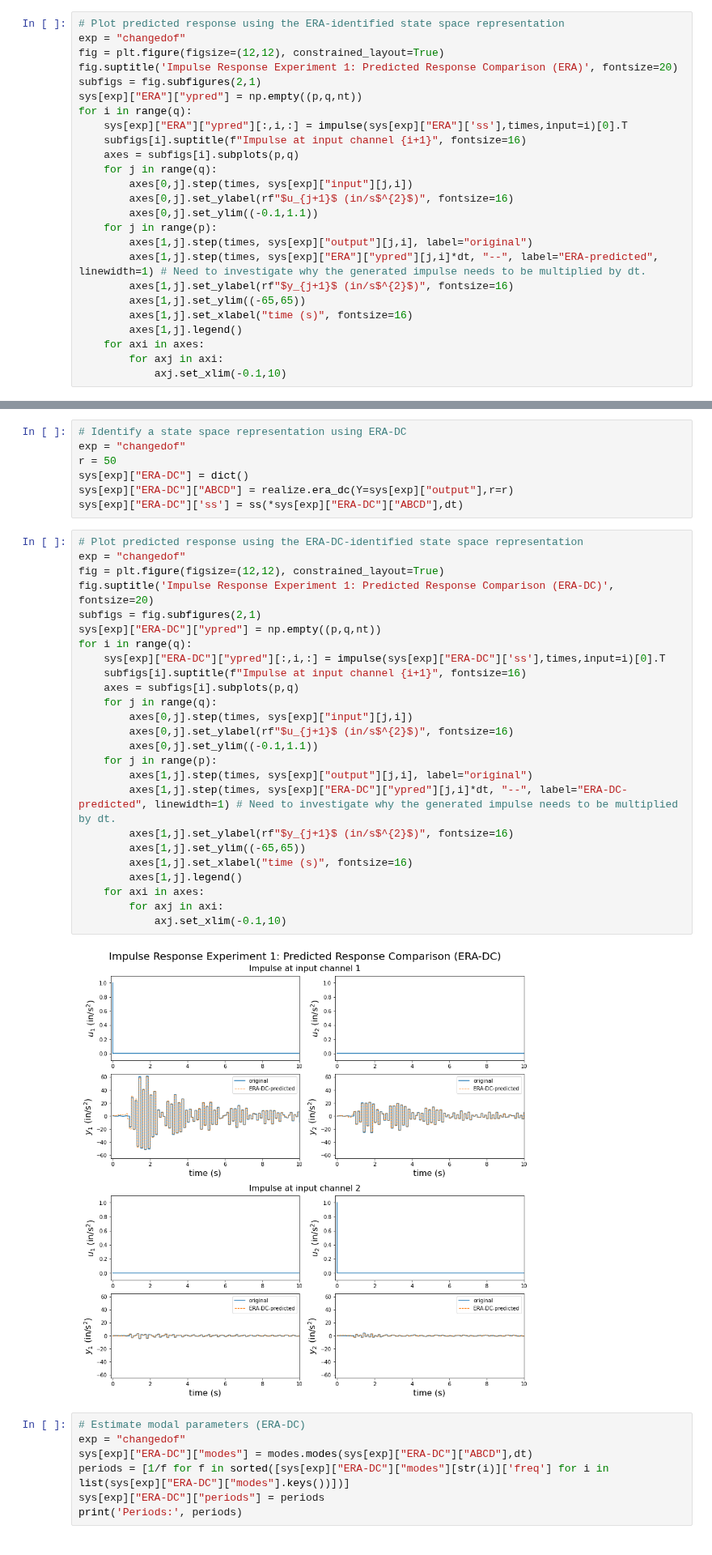
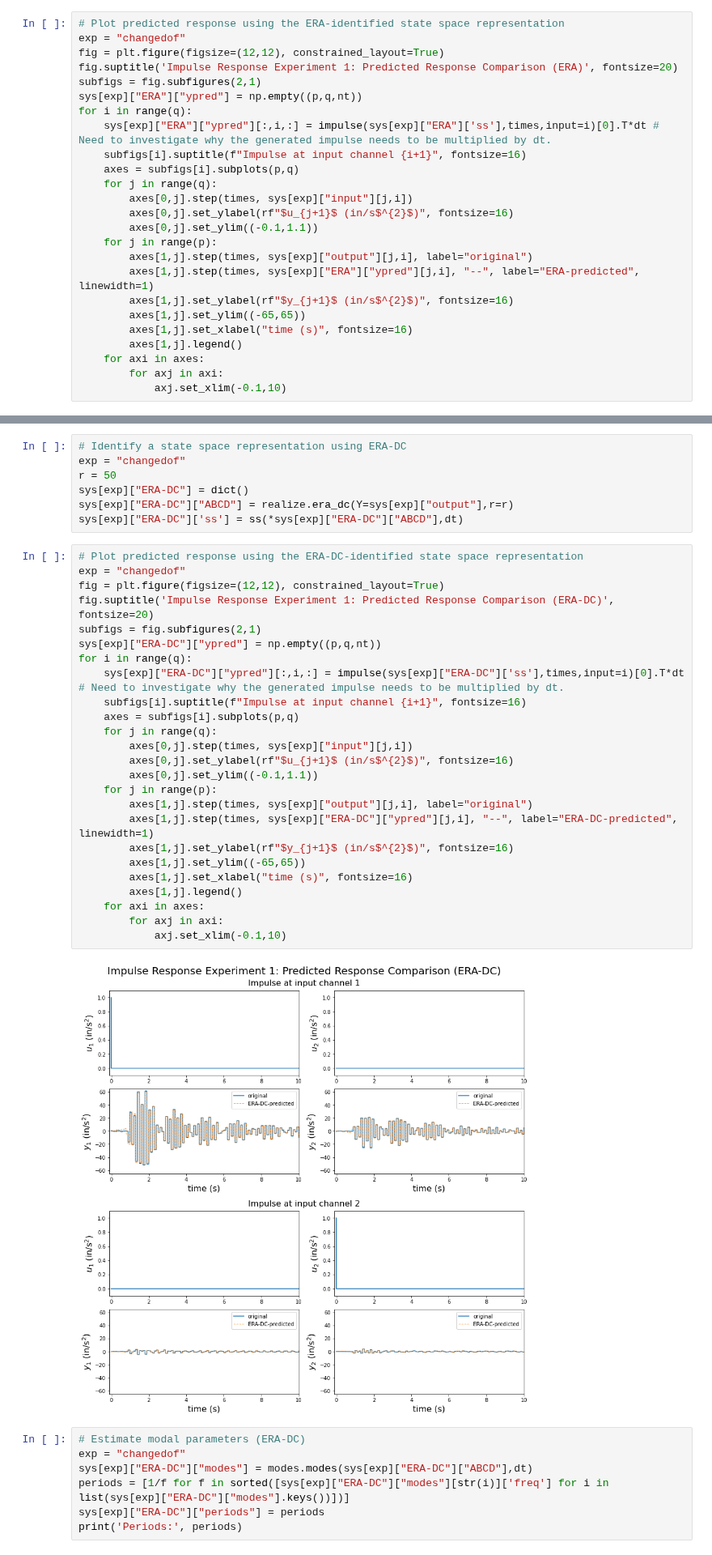
Before and after one commit to chrystalchern/mdof, a Jupyter notebook: docs/examples/impulse_response_studies.ipynb, the cells around one changed output, grey strips where cells are left out. Shown at 81% size. Drawn from its saved outputs; the diff is of its cells as text.

```diff
--- a/docs/examples/impulse_response_studies.ipynb
+++ b/docs/examples/impulse_response_studies.ipynb
@@ -160,7 +164,7 @@ fig.suptitle('Impulse Response Experiment 1: Predicted Response Comparison (ERA)
 subfigs = fig.subfigures(2,1)
 sys[exp]["ERA"]["ypred"] = np.empty((p,q,nt))
 for i in range(q):
-    sys[exp]["ERA"]["ypred"][:,i,:] = impulse(sys[exp]["ERA"]['ss'],times,input=i)[0].T
+    sys[exp]["ERA"]["ypred"][:,i,:] = impulse(sys[exp]["ERA"]['ss'],times,input=i)[0].T*dt # Need to investigate why the generated impulse needs to be multiplied by dt.
     subfigs[i].suptitle(f"Impulse at input channel {i+1}", fontsize=16)
     axes = subfigs[i].subplots(p,q)
     for j in range(q):
@@ -169,7 +173,7 @@ for i in range(q):
         axes[0,j].set_ylim((-0.1,1.1))
     for j in range(p):
         axes[1,j].step(times, sys[exp]["output"][j,i], label="original")
-        axes[1,j].step(times, sys[exp]["ERA"]["ypred"][j,i]*dt, "--", label="ERA-predicted", linewidth=1) # Need to investigate why the generated impulse needs to be multiplied by dt.
+        axes[1,j].step(times, sys[exp]["ERA"]["ypred"][j,i], "--", label="ERA-predicted", linewidth=1)
         axes[1,j].set_ylabel(rf"$y_{j+1}$ (in/s$^{2}$)", fontsize=16)
         axes[1,j].set_ylim((-65,65))
         axes[1,j].set_xlabel("time (s)", fontsize=16)
@@ -204,30 +208,30 @@ sys[exp]["ERA-DC"]['ss'] = ss(*sys[exp]["ERA-DC"]["ABCD"],dt)
 # %%
 # Plot predicted response using the ERA-DC-identified state space representation
 exp = "changedof"
 fig = plt.figure(figsize=(12,12), constrained_layout=True)
 fig.suptitle('Impulse Response Experiment 1: Predicted Response Comparison (ERA-DC)', fontsize=20)
 subfigs = fig.subfigures(2,1)
 sys[exp]["ERA-DC"]["ypred"] = np.empty((p,q,nt))
 for i in range(q):
-    sys[exp]["ERA-DC"]["ypred"][:,i,:] = impulse(sys[exp]["ERA-DC"]['ss'],times,input=i)[0].T
+    sys[exp]["ERA-DC"]["ypred"][:,i,:] = impulse(sys[exp]["ERA-DC"]['ss'],times,input=i)[0].T*dt # Need to investigate why the generated impulse needs to be multiplied by dt.
     subfigs[i].suptitle(f"Impulse at input channel {i+1}", fontsize=16)
     axes = subfigs[i].subplots(p,q)
     for j in range(q):
         axes[0,j].step(times, sys[exp]["input"][j,i])
         axes[0,j].set_ylabel(rf"$u_{j+1}$ (in/s$^{2}$)", fontsize=16)
         axes[0,j].set_ylim((-0.1,1.1))
     for j in range(p):
         axes[1,j].step(times, sys[exp]["output"][j,i], label="original")
-        axes[1,j].step(times, sys[exp]["ERA-DC"]["ypred"][j,i]*dt, "--", label="ERA-DC-predicted", linewidth=1) # Need to investigate why the generated impulse needs to be multiplied by dt.
+        axes[1,j].step(times, sys[exp]["ERA-DC"]["ypred"][j,i], "--", label="ERA-DC-predicted", linewidth=1)
         axes[1,j].set_ylabel(rf"$y_{j+1}$ (in/s$^{2}$)", fontsize=16)
         axes[1,j].set_ylim((-65,65))
         axes[1,j].set_xlabel("time (s)", fontsize=16)
         axes[1,j].legend()
     for axi in axes:
         for axj in axi:
             axj.set_xlim(-0.1,10)
 # %% [output]
-[figure, old version]
+[figure, new version]
 # %%
 # Estimate modal parameters (ERA-DC)
 exp = "changedof"
```
Also changed, not shown: parts of 13 cells of this notebook, 1 other file.
